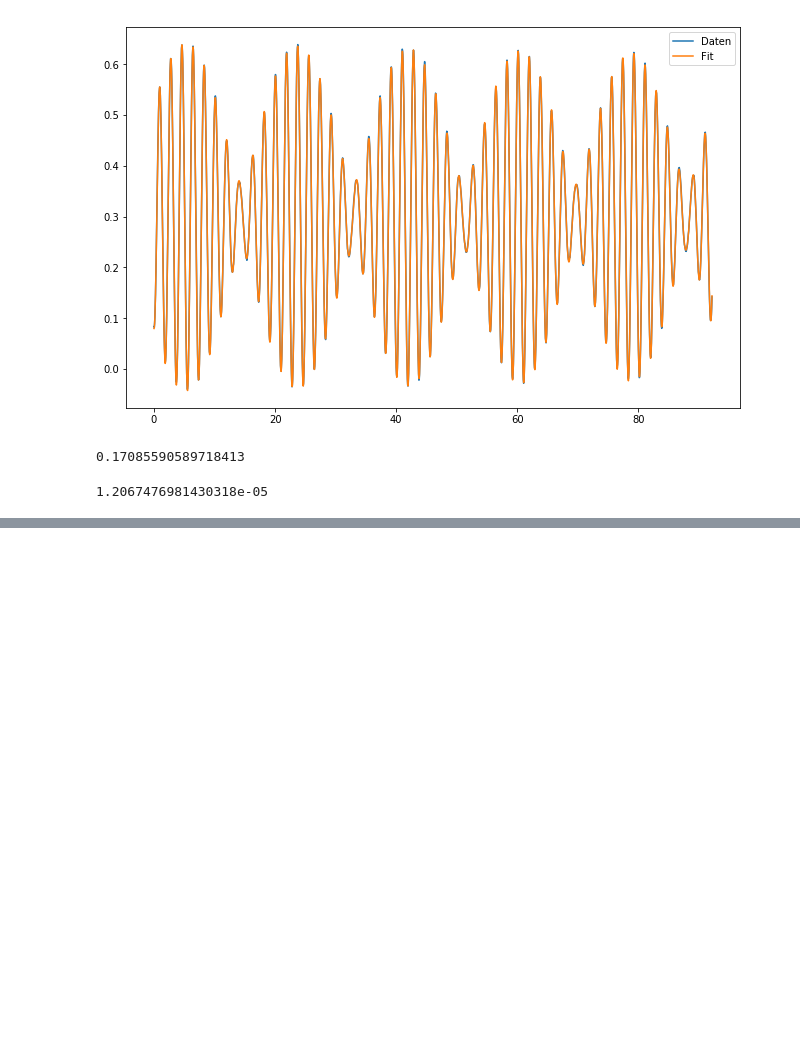
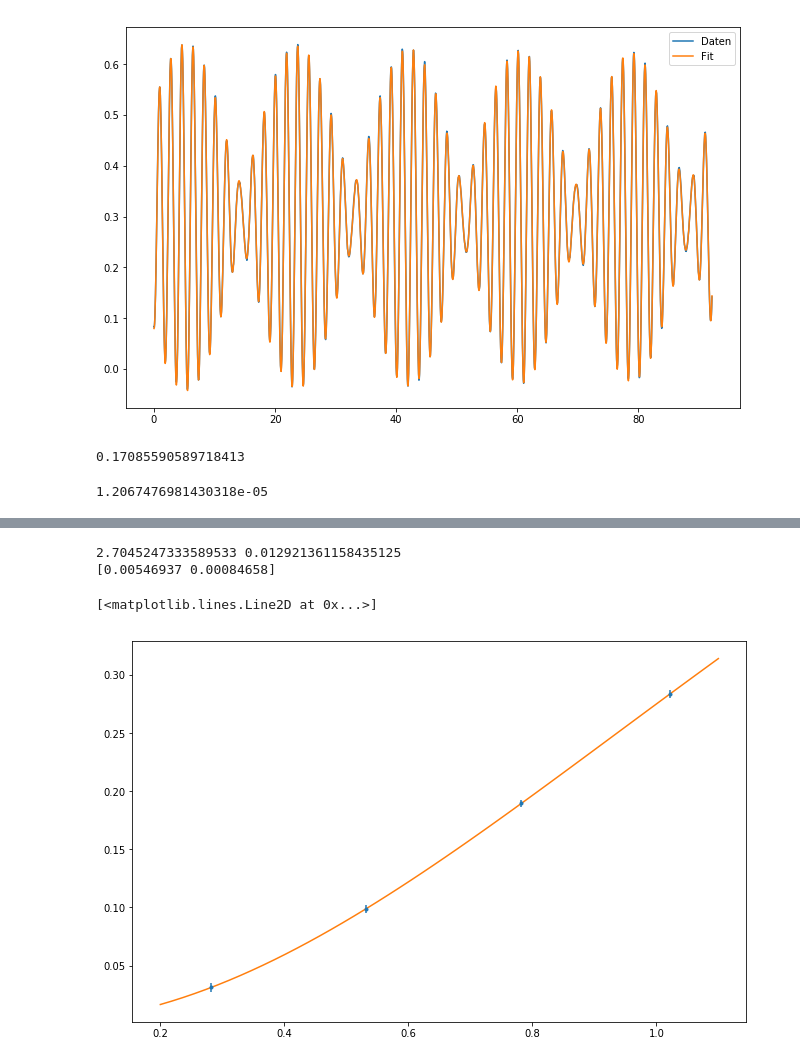
Before and after one commit to ces42/praktikum1, a Jupyter notebook: PEN/Daten/Auswertung2.ipynb, the cells around one changed output, grey strips where cells are left out. Drawn from its saved outputs; the diff is of its cells as text; code cells hidden in the pictures; blank space fills up the shorter version.

```diff
--- a/PEN/Daten/Auswertung2.ipynb
+++ b/PEN/Daten/Auswertung2.ipynb
@@ -215,0 +236,2 @@ sqrt([.5, -.5] @ pcov[0:2, 0:2] @ [.5, -.5])
+# %%
+K = (wgeg**2 - wgl**2) / (wgeg**2 + wgl**2)
@@ -215,0 +277,12 @@ sqrt([.5, -.5] @ pcov[0:2, 0:2] @ [.5, -.5])
+# %%
+_ = plt.errorbar(r, K, yerr=err_K, fmt='.')
+[q, x0], pcov = scipy.optimize.curve_fit(lambda x, q, x0: (x+x0)**2 / (q + (x+x0)**2), r, K, sigma=err_K, p0=[1, 0.01])
+print(q, x0)
+print(sqrt(diag(pcov)))
+x = linspace(0.2, 1.1)
+plt.plot(x, (x+x0)**2 / (q + (x+x0)**2))
+# %% [output]
+2.7045247333589533 0.012921361158435125
+[0.00546937 0.00084658]
+[<matplotlib.lines.Line2D at 0x...>]
+[figure, added]
```
Also changed, not shown: parts of 11 cells of this notebook.
